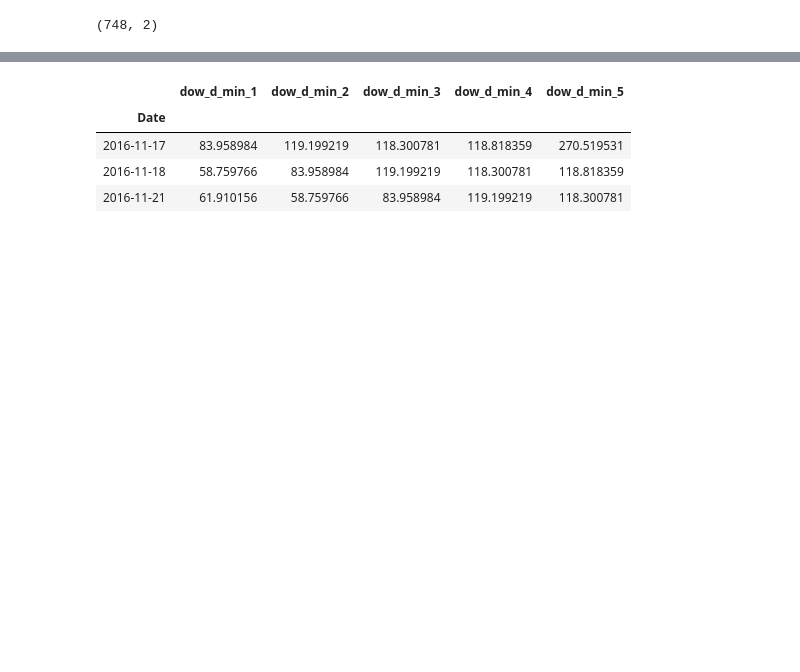
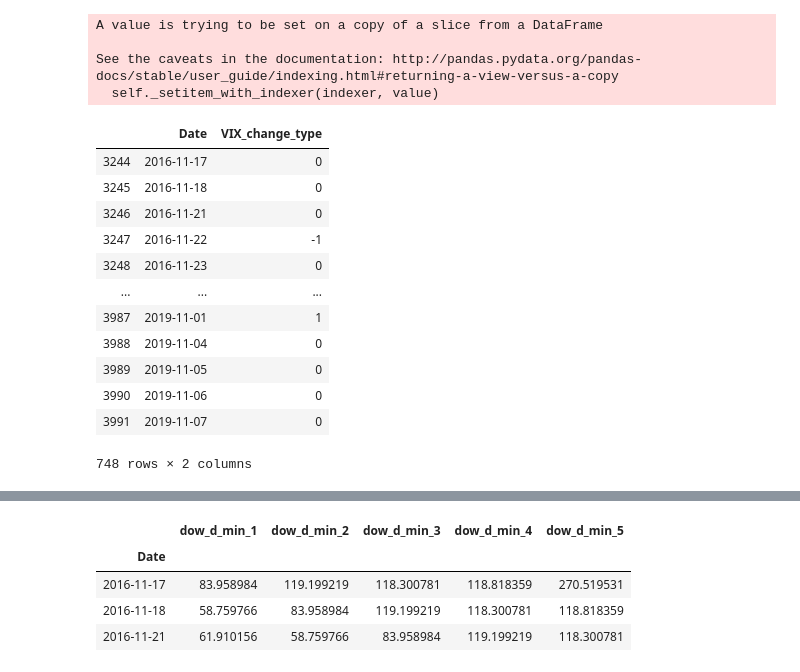
Before and after one commit to ddemarco96/FinalProject40, a Jupyter notebook: Milestone4_Dylan.ipynb, the cells around one changed output, grey strips where cells are left out. Cells and saved outputs as stored; diff of their text form; code cells hidden in the pictures; blank space fills up the shorter version.

```diff
--- a/Milestone4_Dylan.ipynb
+++ b/Milestone4_Dylan.ipynb
@@ -33,13 +34,38 @@ import pandas_profiling
 # %%
 vix_df = pd.read_csv('./data/raw/vix_data.csv', index_col=0)
 vix_df.Date = pd.to_datetime(vix_df.Date)
 # We only use Open in our models
-vix_df = vix_df.drop(columns=['VIX High', 'VIX Low', 'VIX Close'])
+vix_df.drop(columns=['VIX High', 'VIX Low', 'VIX Close'], inplace=True)
+vix_df['VIX_Change'] = vix_df['VIX Open'].diff()
+
+vix_df['VIX_change_type'] = 0
+
+std = vix_df.VIX_Change.std()
+vix_df.VIX_change_type.loc[vix_df['VIX_Change'] > 0.5 * std] = 1
+vix_df.VIX_change_type.loc[vix_df['VIX_Change'] < 0.5 * -std] = -1
+
+vix_df.groupby('VIX_change_type').count()
 # Drop enough days to use DOW even in models where we don't need it for fair comparison
-vix_df = vix_df.loc[vix_df.Date > '2016-11-16']
-vix_df.shape
+vix_df = vix_df.loc[vix_df_old.Date > '2016-11-16'].drop(columns=['VIX Open', 'VIX_Change'])
+vix_df
 # %% [output]
-(748, 2)
+A value is trying to be set on a copy of a slice from a DataFrame
+
+See the caveats in the documentation: http://pandas.pydata.org/pandas-docs/stable/user_guide/indexing.html#returning-a-view-versus-a-copy
+  self._setitem_with_indexer(indexer, value)
+|  | Date | VIX_change_type |
+| 3244 | 2016-11-17 | 0 |
+| 3245 | 2016-11-18 | 0 |
+| 3246 | 2016-11-21 | 0 |
+| 3247 | 2016-11-22 | -1 |
+| 3248 | 2016-11-23 | 0 |
+| ... | ... | ... |
+| 3987 | 2019-11-01 | 1 |
+| 3988 | 2019-11-04 | 0 |
+| 3989 | 2019-11-05 | 0 |
+| 3990 | 2019-11-06 | 0 |
+| 3991 | 2019-11-07 | 0 |
+748 rows × 2 columns
 # %%
 tweet_df_raw = pd.read_csv('./data/raw/reference_date_5.csv', index_col=0)
 tweet_df_full = tweet_df_raw.drop(columns="Unnamed: 0.1")
```
Also changed, not shown: parts of 8 cells of this notebook, 2 other files.
